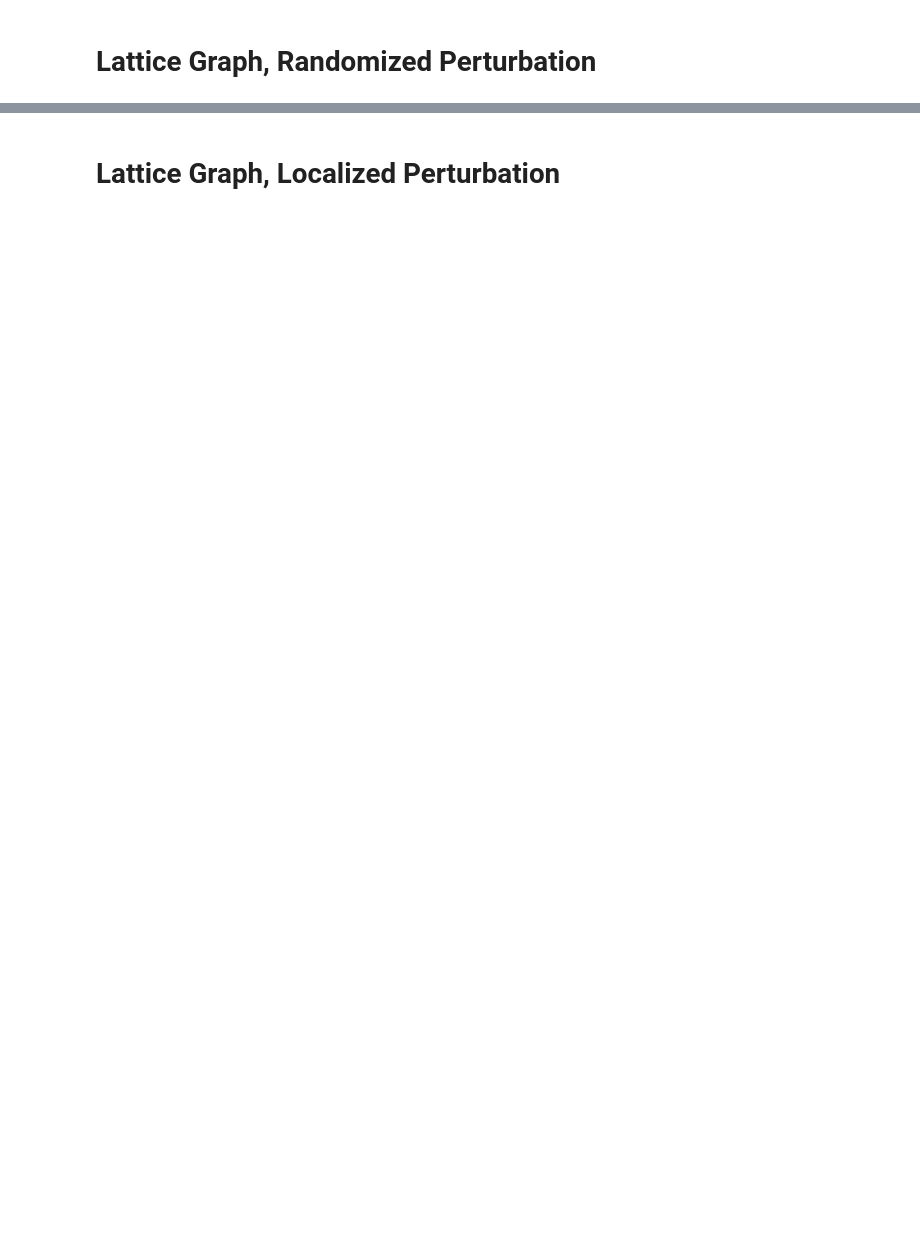
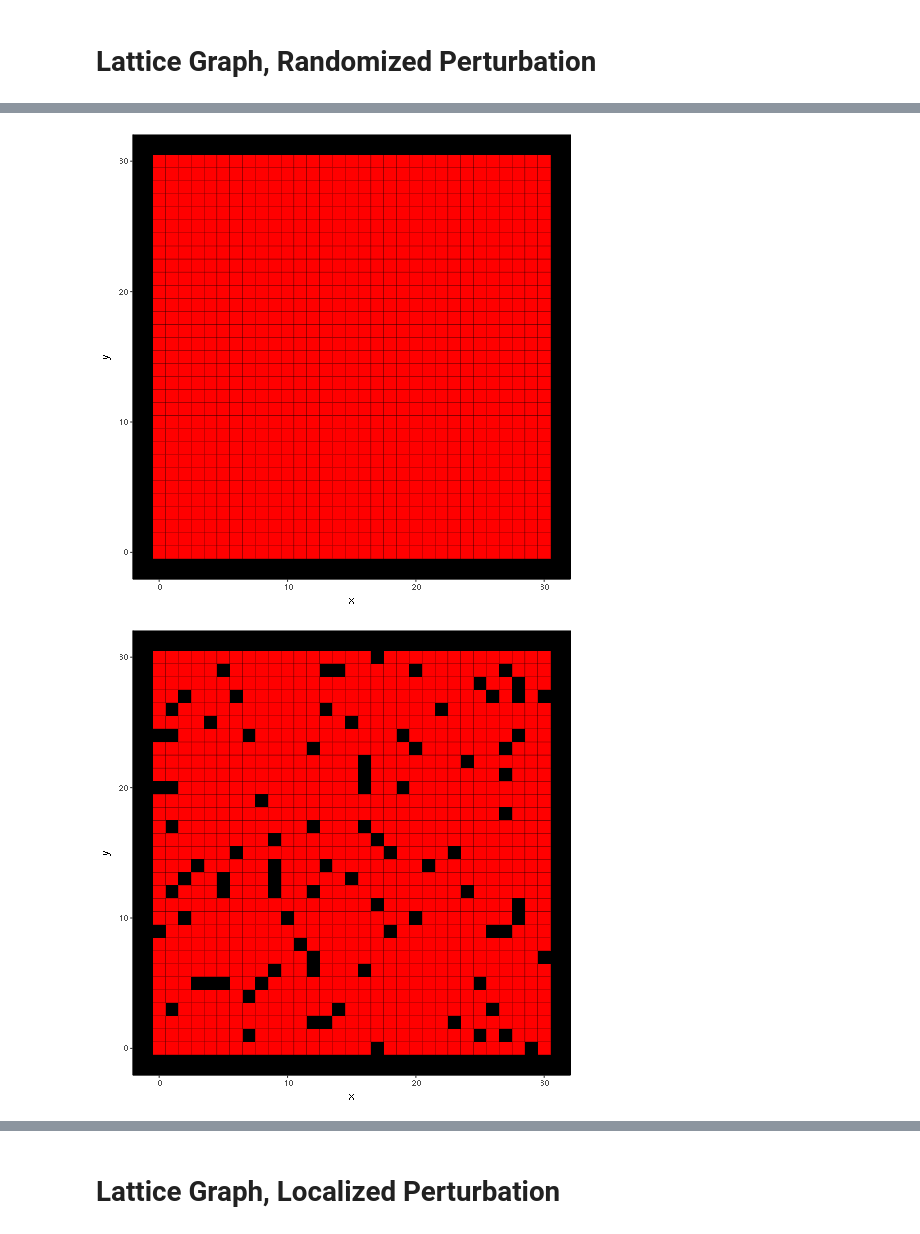
Before and after one commit to lacoperon/greedy_paths, a Jupyter notebook: perturb_analysis.ipynb, the cells around one changed output, grey strips where cells are left out. Drawn from its saved outputs; the diff is of its cells as text; code cells hidden in the pictures; blank space fills up the shorter version.

```diff
--- a/perturb_analysis.ipynb
+++ b/perturb_analysis.ipynb
@@ -45,0 +64,23 @@ ggplot(df, aes(x=f, y=avg_efficiency, color=num_look)) + geom_smooth(span=.2) +
+# %%
+%%R
+library(readr)
+library(dplyr)
+library(ggplot2)
+
+plotPerturbation <- function(filename) {
+    df_heat <- read_csv(filename, col_names=FALSE)
+    colnames(df_heat) <- c("x","y", "i")
+    for (ival in unique(df_heat$i)) {
+        df_curr <- filter(df_heat, i == ival)
+        print(ggplot(df_curr, aes(x, y)) + geom_tile(color="black", fill="red") +
+            theme_classic() +
+            theme(panel.background = element_rect(fill="black")))
+    }
+}
+# %%
+%%R
+
+plotPerturbation("./data/heatmap_N_961_strat_random_graph_lattice_STEP_0.01_SEED_21556.csv")
+# %% [output]
+[figure, added]
+[figure, added]
```
Also changed, not shown: parts of 13 cells of this notebook.
